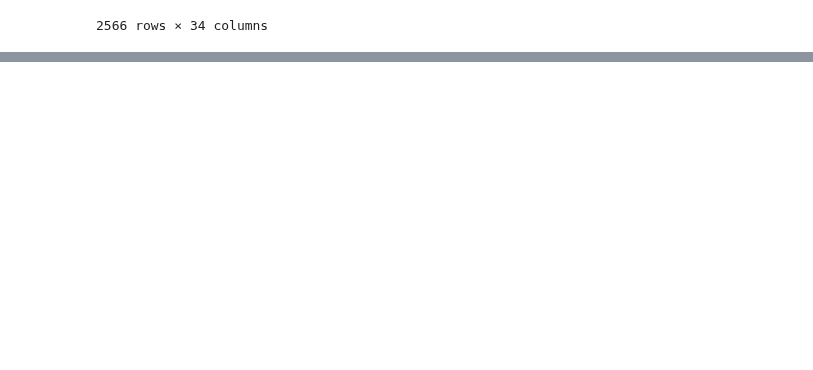
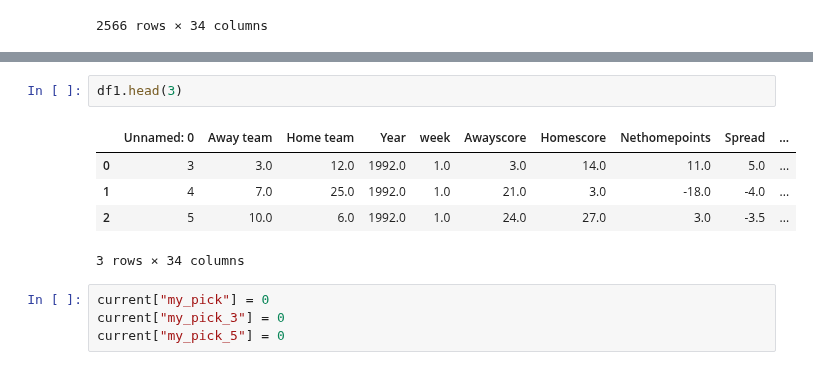
Before and after one commit to 0929230515jimmy/Informatics-final-project, a Jupyter notebook: project/data_clean.ipynb, the cells around one changed output, grey strips where cells are left out. Cells and saved outputs as stored; diff of their text form; blank space fills up the shorter version.

```diff
--- a/project/data_clean.ipynb
+++ b/project/data_clean.ipynb
@@ -293,0 +325,12 @@ df1
+# %%
+df1.head(3)
+# %% [output]
+|  | Unnamed: 0 | Away team | Home team | Year | week | Awayscore | Homescore | Nethomepoints | Spread | ... |
+| 0 | 3 | 3.0 | 12.0 | 1992.0 | 1.0 | 3.0 | 14.0 | 11.0 | 5.0 | ... |
+| 1 | 4 | 7.0 | 25.0 | 1992.0 | 1.0 | 21.0 | 3.0 | -18.0 | -4.0 | ... |
+| 2 | 5 | 10.0 | 6.0 | 1992.0 | 1.0 | 24.0 | 27.0 | 3.0 | -3.5 | ... |
+3 rows × 34 columns
+# %%
+current["my_pick"] = 0
+current["my_pick_3"] = 0
+current["my_pick_5"] = 0
```
Also changed, not shown: parts of 17 cells of this notebook, 4 other files.
